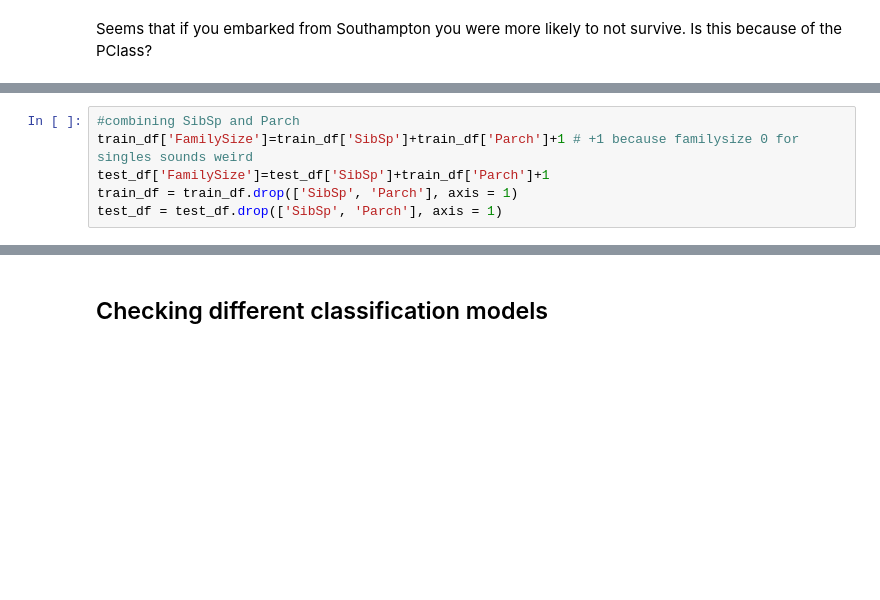
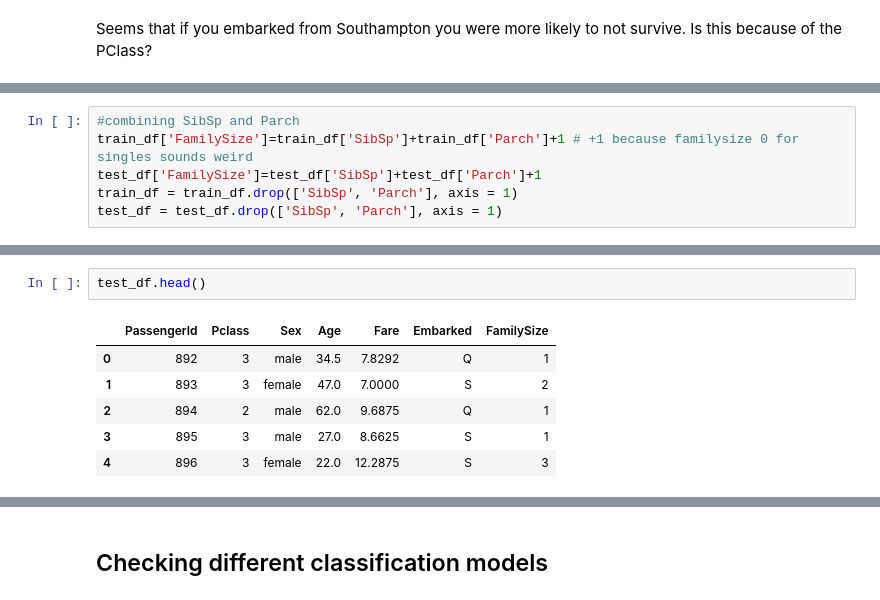
Before and after one commit to sarogov/Kaggle-competitions, a Jupyter notebook: Titanic/KaggleTitanic.ipynb, the cells around one changed output, grey strips where cells are left out. Cells and saved outputs as stored; diff of their text form; blank space fills up the shorter version.

```diff
--- a/Titanic/KaggleTitanic.ipynb
+++ b/Titanic/KaggleTitanic.ipynb
@@ -404,6 +406,6 @@ test_df = test_df.drop(['Name','Ticket', 'Cabin'], axis=1)
 # %%
 #combining SibSp and Parch
 train_df['FamilySize']=train_df['SibSp']+train_df['Parch']+1 # +1 because familysize 0 for singles sounds weird
-test_df['FamilySize']=test_df['SibSp']+train_df['Parch']+1
+test_df['FamilySize']=test_df['SibSp']+test_df['Parch']+1
 train_df = train_df.drop(['SibSp', 'Parch'], axis = 1)
 test_df = test_df.drop(['SibSp', 'Parch'], axis = 1)
@@ -409,0 +421,9 @@ test_df = test_df.drop(['SibSp', 'Parch'], axis = 1)
+# %%
+test_df.head()
+# %% [output]
+|  | PassengerId | Pclass | Sex | Age | Fare | Embarked | FamilySize |
+| 0 | 892 | 3 | male | 34.5 | 7.8292 | Q | 1 |
+| 1 | 893 | 3 | female | 47.0 | 7.0000 | S | 2 |
+| 2 | 894 | 2 | male | 62.0 | 9.6875 | Q | 1 |
+| 3 | 895 | 3 | male | 27.0 | 8.6625 | S | 1 |
+| 4 | 896 | 3 | female | 22.0 | 12.2875 | S | 3 |
```
Also changed, not shown: parts of 18 cells of this notebook.
